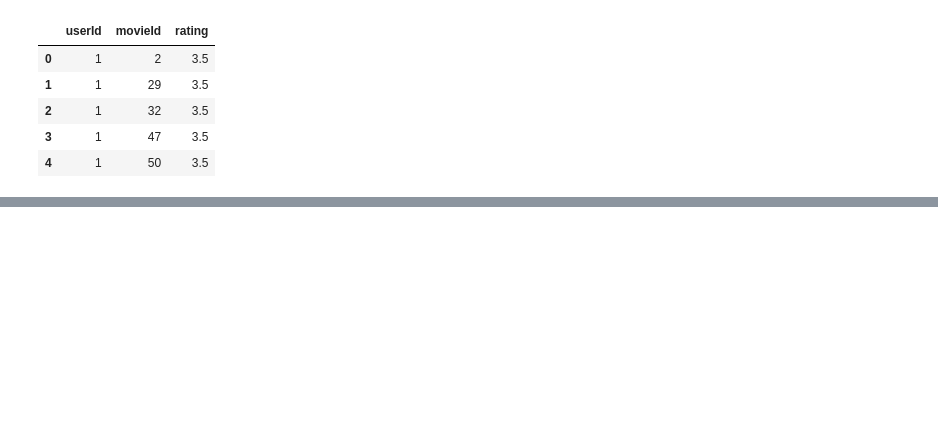
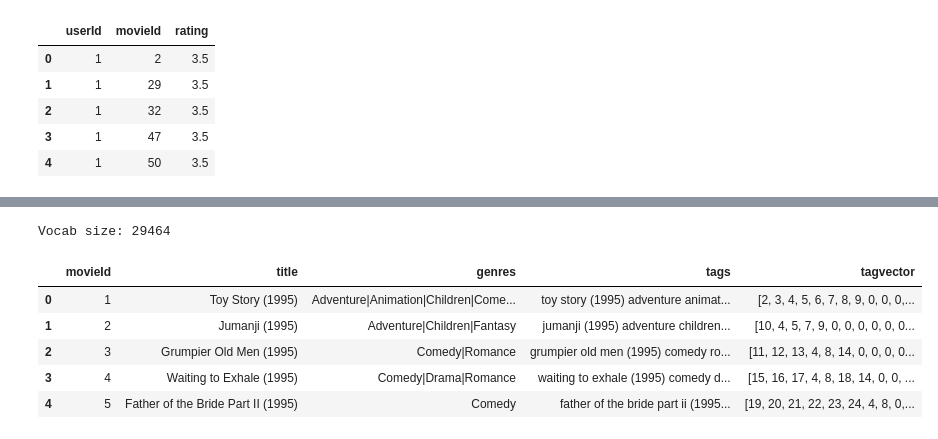
Before and after one commit to tikendraw/movie-recommender-system-collaborative-filtering, a Jupyter notebook: notebooks/recommeder_nb.ipynb, the cells around one changed output, grey strips where cells are left out. Saved outputs shown, nothing was run; the diff lists cells and outputs as text; code cells hidden in the pictures; blank space fills up the shorter version.

```diff
--- a/notebooks/recommeder_nb.ipynb
+++ b/notebooks/recommeder_nb.ipynb
@@ -95,7 +89,9 @@ print(all_genres, len(all_genres))
 # %% [markdown]
 there are 20 genres and 1 for movies with no genre (which is (no listed)) which is broken as '(no' and 'listed)'
 # %%
+#create a tag columns that contains all information about movie in a sentence
 movie_df['tags'] = movie_df['title'] + ' ' + movie_df['genres'].apply(lambda x: ' '.join(str(x).split('|')))
+movie_df['tags'] = movie_df['tags'].str.lower()
 # %%
 # movie_df['Title'] = movie_df.title.apply(lambda x : str(x).split('(')[0])
 # movie_df['Year'] = movie_df.title.apply(lambda x : (str(x).split('(')[-1]).strip(')'))
@@ -157,0 +316,6 @@ user_df.head()
+# %%
+#adapt to data
+vectorizer = IntegerVectorizer(max_seq_length=15, pad_to_max=True)
+vectorizer.adapt(movie_df['tags'].tolist())
+# %% [output]
+Vocab size: 29464
@@ -157,0 +324,9 @@ user_df.head()
+# %%
+movie_df.head()
+# %% [output]
+|  | movieId | title | genres | tags | tagvector |
+| 0 | 1 | Toy Story (1995) | Adventure|Animation|Children|Come... | toy story (1995) adventure animat... | [2, 3, 4, 5, 6, 7, 8, 9, 0, 0, 0,... |
+| 1 | 2 | Jumanji (1995) | Adventure|Children|Fantasy | jumanji (1995) adventure children... | [10, 4, 5, 7, 9, 0, 0, 0, 0, 0, 0... |
+| 2 | 3 | Grumpier Old Men (1995) | Comedy|Romance | grumpier old men (1995) comedy ro... | [11, 12, 13, 4, 8, 14, 0, 0, 0, 0... |
+| 3 | 4 | Waiting to Exhale (1995) | Comedy|Drama|Romance | waiting to exhale (1995) comedy d... | [15, 16, 17, 4, 8, 18, 14, 0, 0, ... |
+| 4 | 5 | Father of the Bride Part II (1995) | Comedy | father of the bride part ii (1995... | [19, 20, 21, 22, 23, 24, 4, 8, 0,... |
```
Also changed, not shown: parts of 29 cells of this notebook.
